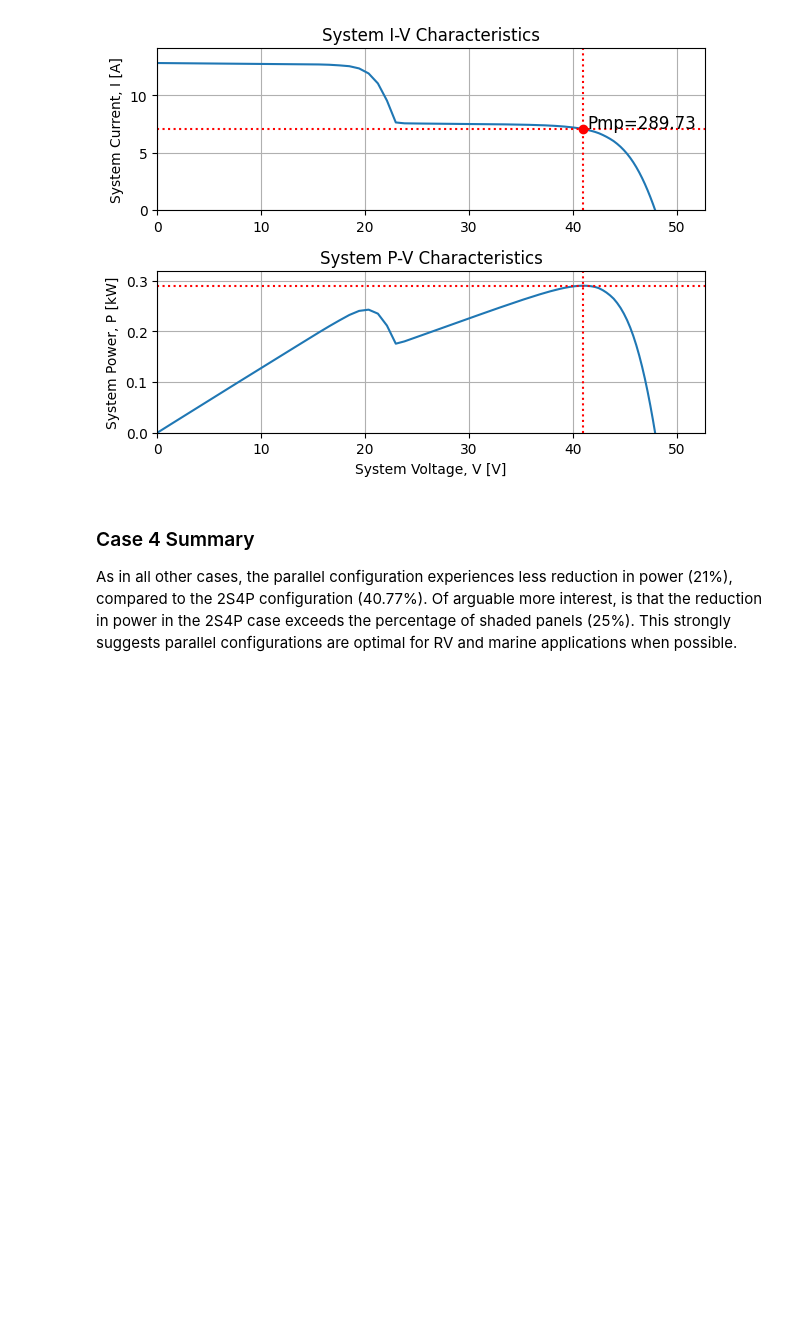
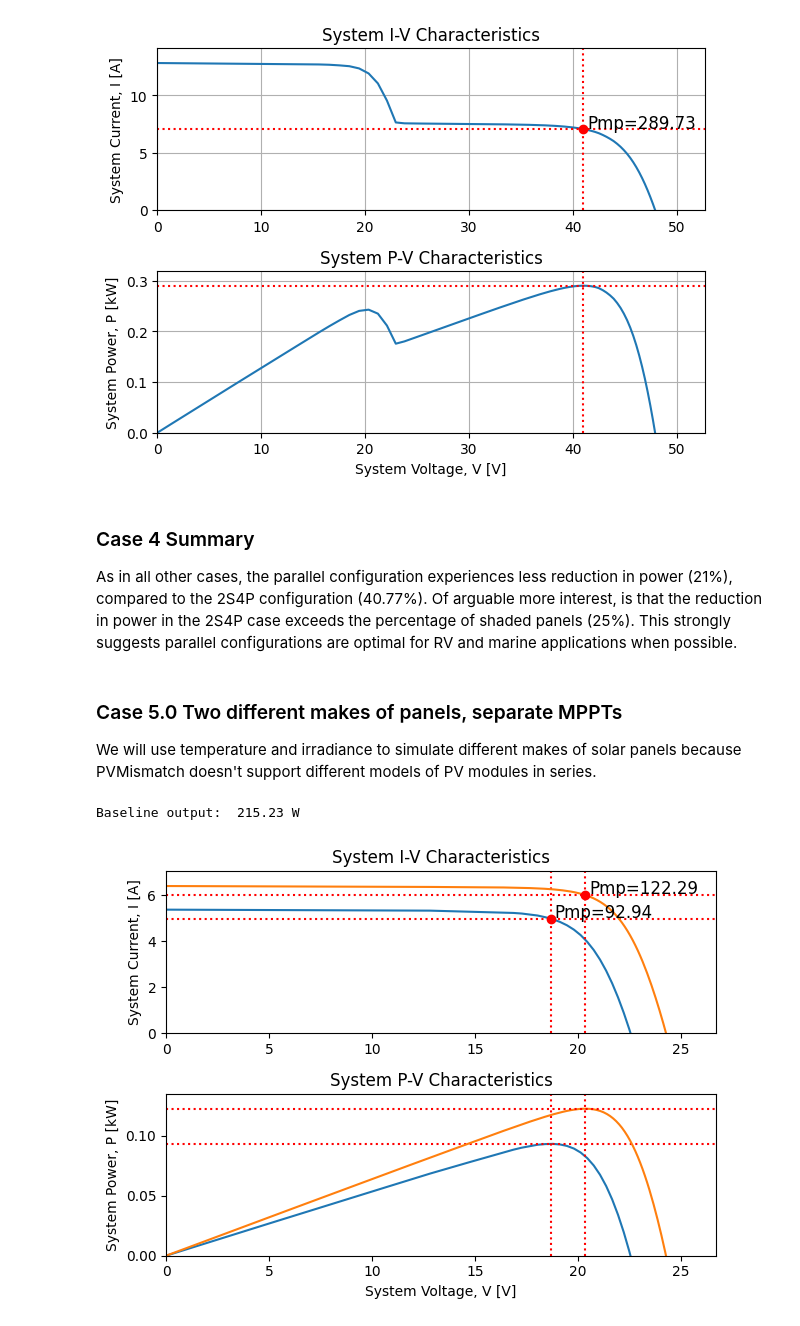
Before and after one commit to natecostello/pv-partial-shading, a Jupyter notebook: Series-Parallel-Study.ipynb, the cells around one changed output. Saved outputs shown, nothing was run; the diff lists cells and outputs as text; code cells hidden in the pictures; blank space fills up the shorter version.

```diff
--- a/Series-Parallel-Study.ipynb
+++ b/Series-Parallel-Study.ipynb
@@ -17,11 +17,18 @@ A helper function to determine the solar characteristics for Key West in January
 # %%
 def getSun(surface_tilt, shaded):
     sigsbee = location.Location(24.5833, -81.767, 'US/Eastern', 0, 'Sigsbee Park')
-    times = pd.date_range(start='2024-01-20', end='2024-01-21', freq='1min', tz=sigsbee.tz)
+    times = pd.date_range(start='2024-01-20',
+                          end='2024-01-21',
+                          freq='1min',
+                          tz=sigsbee.tz)
     cs = sigsbee.get_clearsky(times)
     solpos = sigsbee.get_solarposition(times)
     pvSys = pvsystem.PVSystem(surface_tilt=surface_tilt)
-    irradiance = pvSys.get_irradiance(solpos['zenith'], solpos['azimuth'], cs['ghi'], cs['dni'], cs['dhi'])
+    irradiance = pvSys.get_irradiance(solpos['zenith'],
+                                      solpos['azimuth'],
+                                      cs['ghi'],
+                                      cs['dni'],
+                                      cs['dhi'])
     if shaded:
         return irradiance['poa_diffuse'].max()/1000.0
     else:
@@ -34,7 +41,10 @@ def plot_system(pvs):
     ax = plt.subplot(2, 1, 1)
     plt.plot(pvs.Vsys, pvs.Isys, fmt)
     plt.plot(pvs.Vmp, pvs.Imp, 'ro')
-    plt.text(pvs.Vmp * (1 + 0.01), pvs.Imp * (1 + 0.01) , 'Pmp=' + str(round(pvs.Vmp*pvs.Imp,2)), fontsize=12)
+    plt.text(pvs.Vmp * (1 + 0.01),
+             pvs.Imp * (1 + 0.01),
+             'Pmp=' + str(round(pvs.Vmp*pvs.Imp,2)),
+             fontsize=12)
     plt.xlim(0, pvs.Voc * 1.1)
     plt.ylim(0, pvs.Isc * 1.1)
     plt.axvline(pvs.Vmp, color='r', linestyle=':')
@@ -66,8 +76,12 @@ rich_solar_24V_cell_Isc = 5.83
 pmv_12v_cell = pvmismatch.pvcell.PVcell(Isc0_T0=rich_solar_12V_cell_Isc)
 pmv_24v_cell = pvmismatch.pvcell.PVcell(Isc0_T0=rich_solar_24V_cell_Isc)
 
-pvm_12v = pvmismatch.pvmodule.PVmodule(cell_pos=panel_layout_12v, Vbypass=[-0.5, -0.5], pvcells=[pmv_12v_cell]*36)
-pvm_24v = pvmismatch.pvmodule.PVmodule(cell_pos=panel_layout_24v, Vbypass=[-0.5, -0.5], pvcells=[pmv_24v_cell]*72)
+pvm_12v = pvmismatch.pvmodule.PVmodule(cell_pos=panel_layout_12v,
+                                       Vbypass=[-0.5, -0.5],
+                                       pvcells=[pmv_12v_cell]*36)
+pvm_24v = pvmismatch.pvmodule.PVmodule(cell_pos=panel_layout_24v,
+                                       Vbypass=[-0.5, -0.5],
+                                       pvcells=[pmv_24v_cell]*72)
 # %% [markdown]
 Panel IV Curve at STC.  Note, the parameters do not match the datasheet values perfectly, but they are close enough for this comparative evaluation.
 # %%
@@ -253,3 +269,24 @@ Reduction in output:  40.77 %
 ### Case 4 Summary
 
 As in all other cases, the parallel configuration experiences less reduction in power (21%), compared to the 2S4P configuration (40.77%).  Of arguable more interest, is that the reduction in power in the 2S4P case exceeds the percentage of shaded panels (25%).  This strongly suggests parallel configurations are optimal for RV and marine applications when possible.
+# %% [markdown]
+### Case 5.0 Two different makes of panels, separate MPPTs
+
+We will use temperature and irradiance to simulate different makes of solar panels because PVMismatch doesn't support different models of PV modules in series.
+# %%
+pvs = pvmismatch.pvsystem.PVsystem(numberStrs=1, pvmods=[pvm_12v])
+sun_flat = getSun(surface_tilt=0, shaded=False)
+sun_minus_10 = getSun(surface_tilt=-10, shaded=False)
+pvs.setSuns(sun_minus_10)
+pvs.setTemps(298.15+25)
+plot_system(pvs)
+tilted_power = pvs.Pmp
+pvs.setSuns(sun_flat)
+pvs.setTemps(298.15)
+plot_system(pvs)
+flat_power = pvs.Pmp
+pmp_baseline = flat_power + tilted_power
+print('Baseline output: ', round(pmp_baseline,2), 'W')
+# %% [output]
+Baseline output:  215.23 W
+[figure, added]
```
Also changed, not shown: parts of 5 cells of this notebook.
